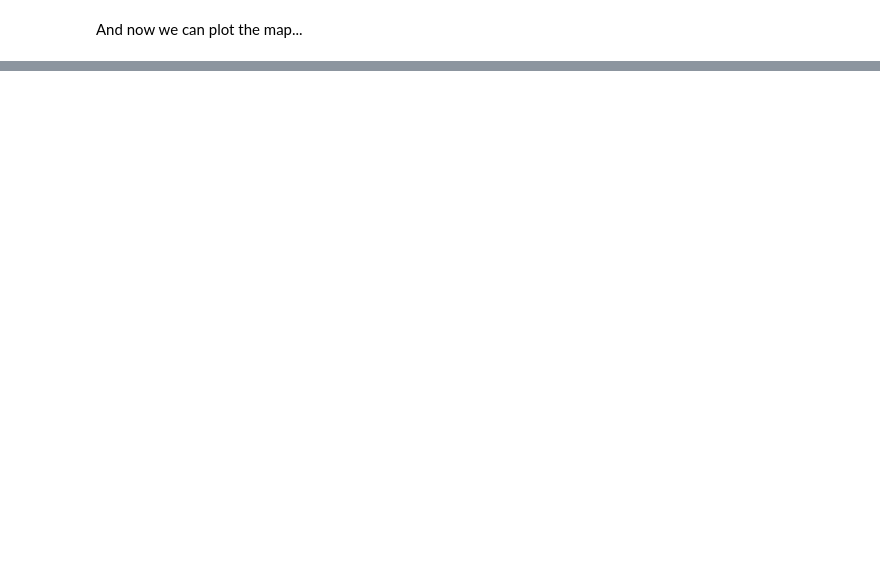
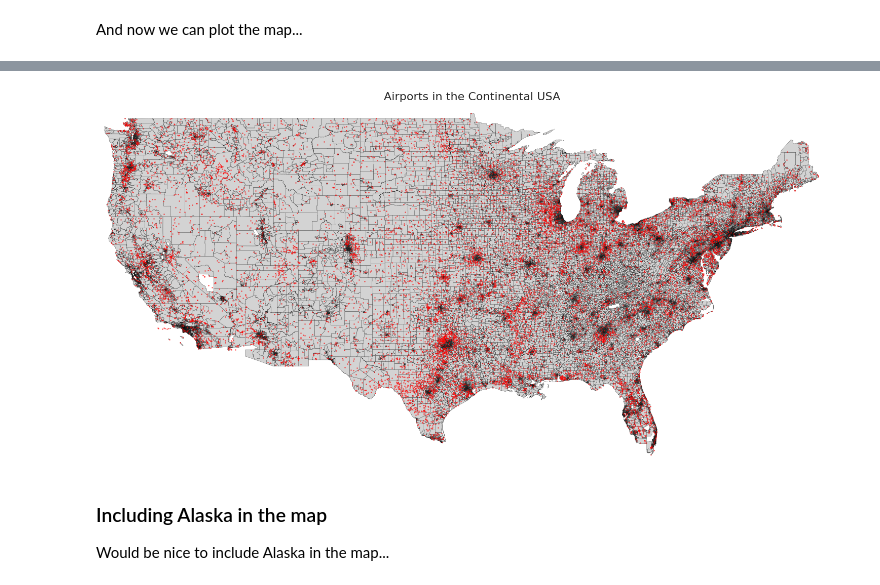
Before and after one commit to fernandowolff/worldwide-airports-dataset-analysis, a Jupyter notebook: worldwide-airports-analysis.ipynb, the cells around one changed output, grey strips where cells are left out. Saved outputs shown, nothing was run; the diff lists cells and outputs as text; code cells hidden in the pictures; blank space fills up the shorter version.

```diff
--- a/worldwide-airports-analysis.ipynb
+++ b/worldwide-airports-analysis.ipynb
@@ -537,0 +539,24 @@ plt.show()
+# %%
+usa_airports_fig, usa_airports_ax = plt.subplots(figsize=(15,10))
+
+# Plot the map
+usa_map.plot(ax=usa_airports_ax, color='lightgrey', edgecolor='black', linewidth=0.2)
+
+# Plot the airports
+airports_gdf.plot(ax=usa_airports_ax, color='red', markersize=1, alpha=0.5)
+
+plt.title('Airports in the Continental USA', fontsize=16)
+usa_airports_ax.axis('off')
+
+# Adjust plot limits to focus on continental USA. Believe me, you want that.
+plt.xlim(-125, -65)
+plt.ylim(25, 50)
+
+plt.tight_layout()
+plt.show()
+# %% [output]
+[figure, added]
+# %% [markdown]
+### Including Alaska in the map
+
+Would be nice to include Alaska in the map...
```
Also changed, not shown: parts of 5 cells of this notebook, 11 other files.
